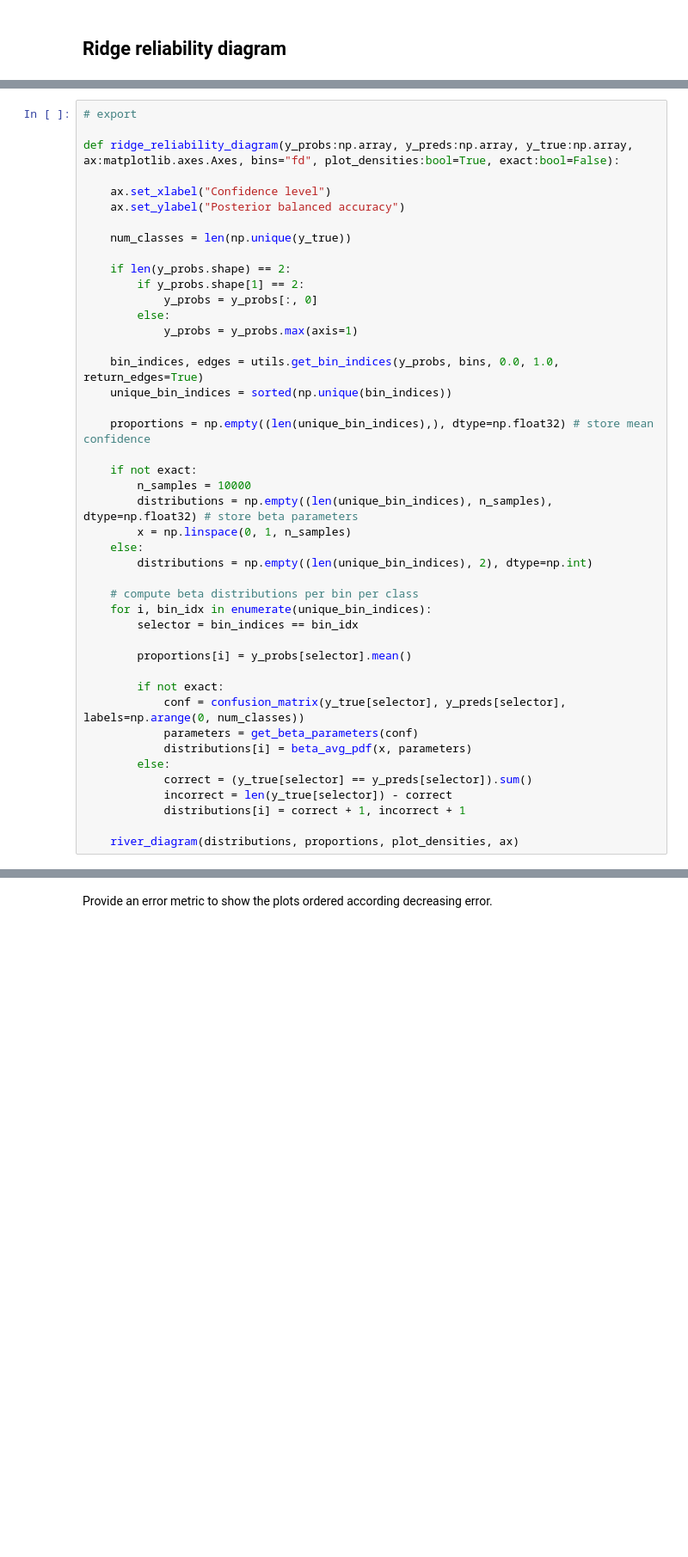
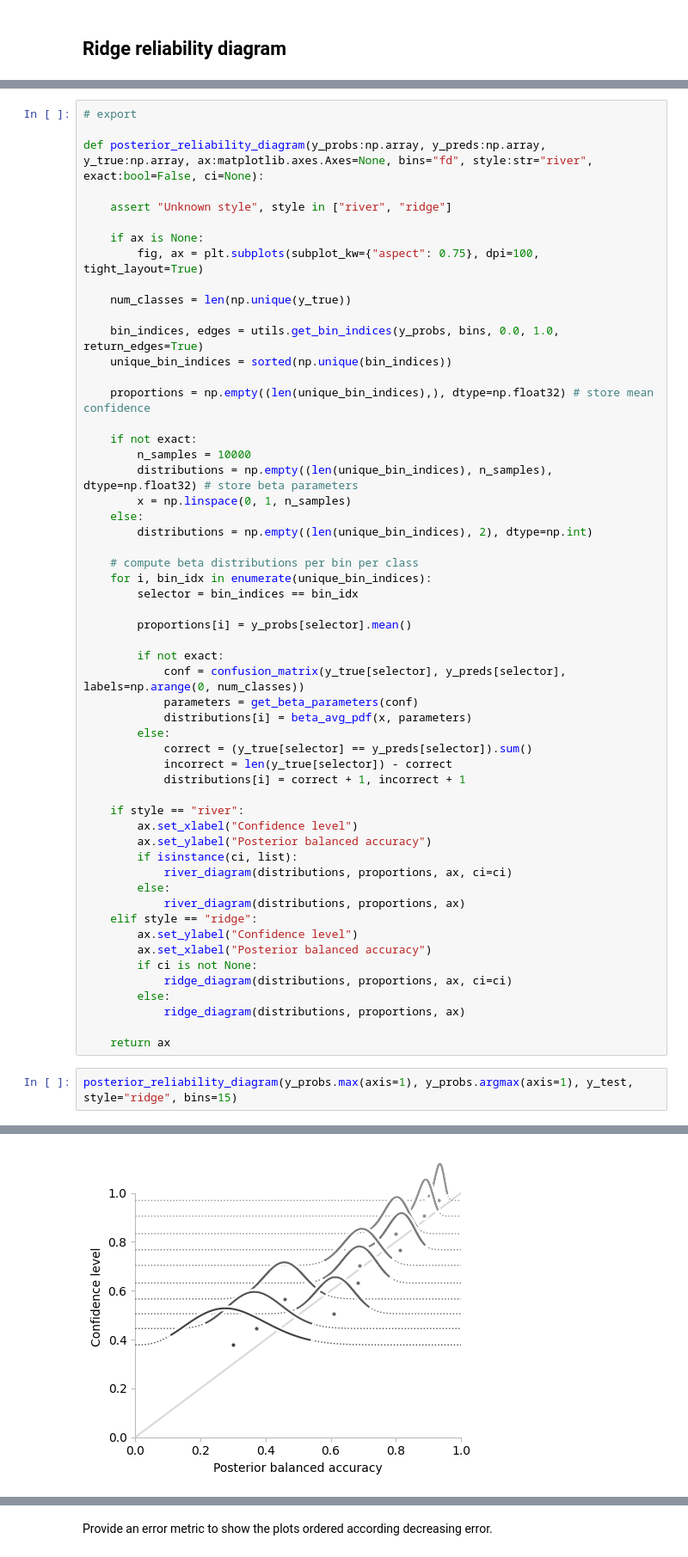
Before and after one commit to MaximLippeveld/riverreliability, a Jupyter notebook: notebooks/plots.ipynb, the cells around one changed output, grey strips where cells are left out. Shown at 86% size. Cells and saved outputs as stored; diff of their text form; blank space fills up the shorter version.

```diff
--- a/notebooks/plots.ipynb
+++ b/notebooks/plots.ipynb
@@ -199,18 +172,14 @@ def river_diagram(beta_distributions_per_bin:np.array, proportions_per_bin:np.ar
 # %%
 # export
 
-def ridge_reliability_diagram(y_probs:np.array, y_preds:np.array, y_true:np.array, ax:matplotlib.axes.Axes, bins="fd", plot_densities:bool=True, exact:bool=False):
+def posterior_reliability_diagram(y_probs:np.array, y_preds:np.array, y_true:np.array, ax:matplotlib.axes.Axes=None, bins="fd", style:str="river", exact:bool=False, ci=None):
 
-    ax.set_xlabel("Confidence level")
-    ax.set_ylabel("Posterior balanced accuracy")
+    assert "Unknown style", style in ["river", "ridge"]
+
+    if ax is None:
+        fig, ax = plt.subplots(subplot_kw={"aspect": 0.75}, dpi=100, tight_layout=True)
 
     num_classes = len(np.unique(y_true))
-
-    if len(y_probs.shape) == 2:
-        if y_probs.shape[1] == 2:
-            y_probs = y_probs[:, 0]
-        else:
-            y_probs = y_probs.max(axis=1)
 
     bin_indices, edges = utils.get_bin_indices(y_probs, bins, 0.0, 1.0, return_edges=True)
     unique_bin_indices = sorted(np.unique(bin_indices))
@@ -239,4 +208,22 @@ def ridge_reliability_diagram(y_probs:np.array, y_preds:np.array, y_true:np.arra
             incorrect = len(y_true[selector]) - correct
             distributions[i] = correct + 1, incorrect + 1
 
-    river_diagram(distributions, proportions, plot_densities, ax)
+    if style == "river":
+        ax.set_xlabel("Confidence level")
+        ax.set_ylabel("Posterior balanced accuracy")
+        if isinstance(ci, list):
+            river_diagram(distributions, proportions, ax, ci=ci)
+        else:
+            river_diagram(distributions, proportions, ax)
+    elif style == "ridge":
+        ax.set_ylabel("Confidence level")
+        ax.set_xlabel("Posterior balanced accuracy")
+        if ci is not None:
+            ridge_diagram(distributions, proportions, ax, ci=ci)
+        else:
+            ridge_diagram(distributions, proportions, ax)
+
+    return ax
+# %%
+posterior_reliability_diagram(y_probs.max(axis=1), y_probs.argmax(axis=1), y_test, style="ridge", bins=15)
+# %% [output]
@@ -242,0 +231 @@ def ridge_reliability_diagram(y_probs:np.array, y_preds:np.array, y_true:np.arra
+[figure, added]
```
Also changed, not shown: parts of 11 cells of this notebook, 3 other files.
